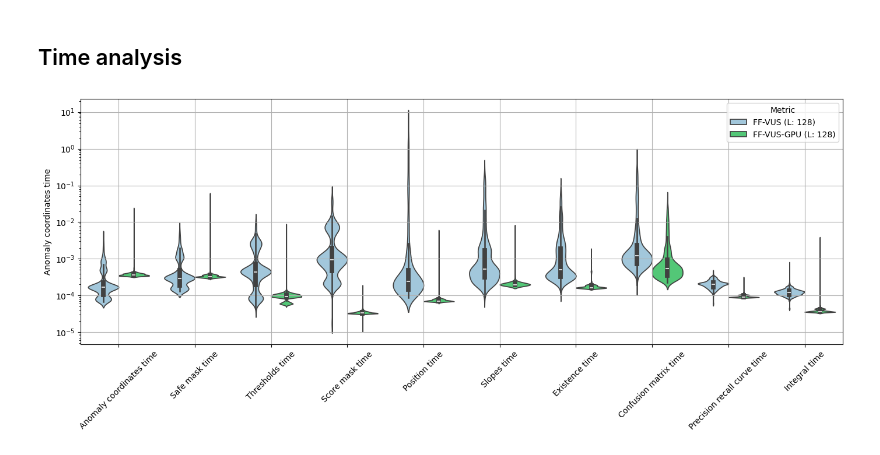
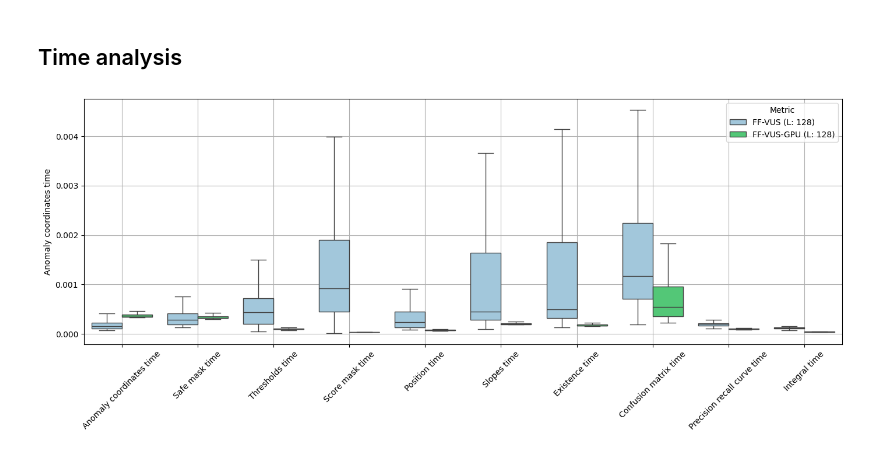
Before and after one commit to sylligardos/ff-vus, a Jupyter notebook: src/notebooks/allmetrics_defparams_tsb.ipynb, the cells around one changed output. Saved outputs shown, nothing was run; the diff lists cells and outputs as text; code cells hidden in the pictures.

```diff
--- a/src/notebooks/allmetrics_defparams_tsb.ipynb
+++ b/src/notebooks/allmetrics_defparams_tsb.ipynb
@@ -238,17 +242,17 @@ plt.show()
 # %%
 time_analysis_cols = [x for x in df.columns if 'time' in x and x != 'Metric time']
 metrics = ['FF-VUS (L: 128)', 'FF-VUS-GPU (L: 128)']
 
 fig, ax = plt.subplots(1, 1, figsize=(14, 6), sharey=True)
 
 curr_df = df[df['Metric'].isin(metrics)]
 for i, col in enumerate(time_analysis_cols):
-    sns.violinplot(curr_df, x=i, y=col, log_scale=True, hue='Metric', legend=(i == 0), palette=color_palette)
+    sns.boxplot(curr_df, x=i, y=col, log_scale=False, hue='Metric', legend=(i == 0), palette=color_palette, showfliers=False)
 ax.set_xticks(np.arange(len(time_analysis_cols)), time_analysis_cols)
 ax.tick_params(axis='x', rotation=45)
 ax.grid()
 
 plt.tight_layout()
 plt.show()
 # %% [output]
-[figure, old version]
+[figure, new version]
```
Also changed, not shown: parts of 4 cells of this notebook.
